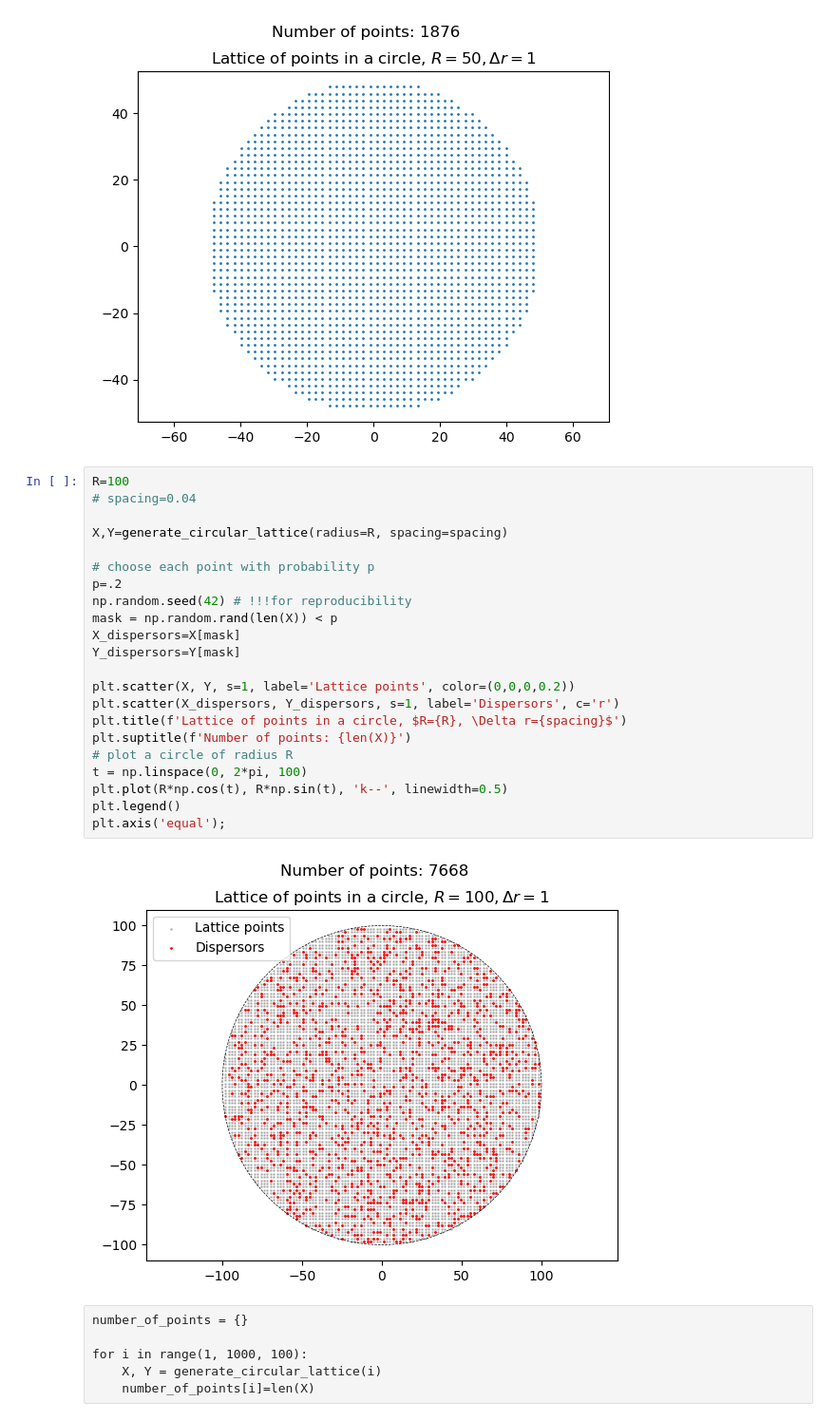
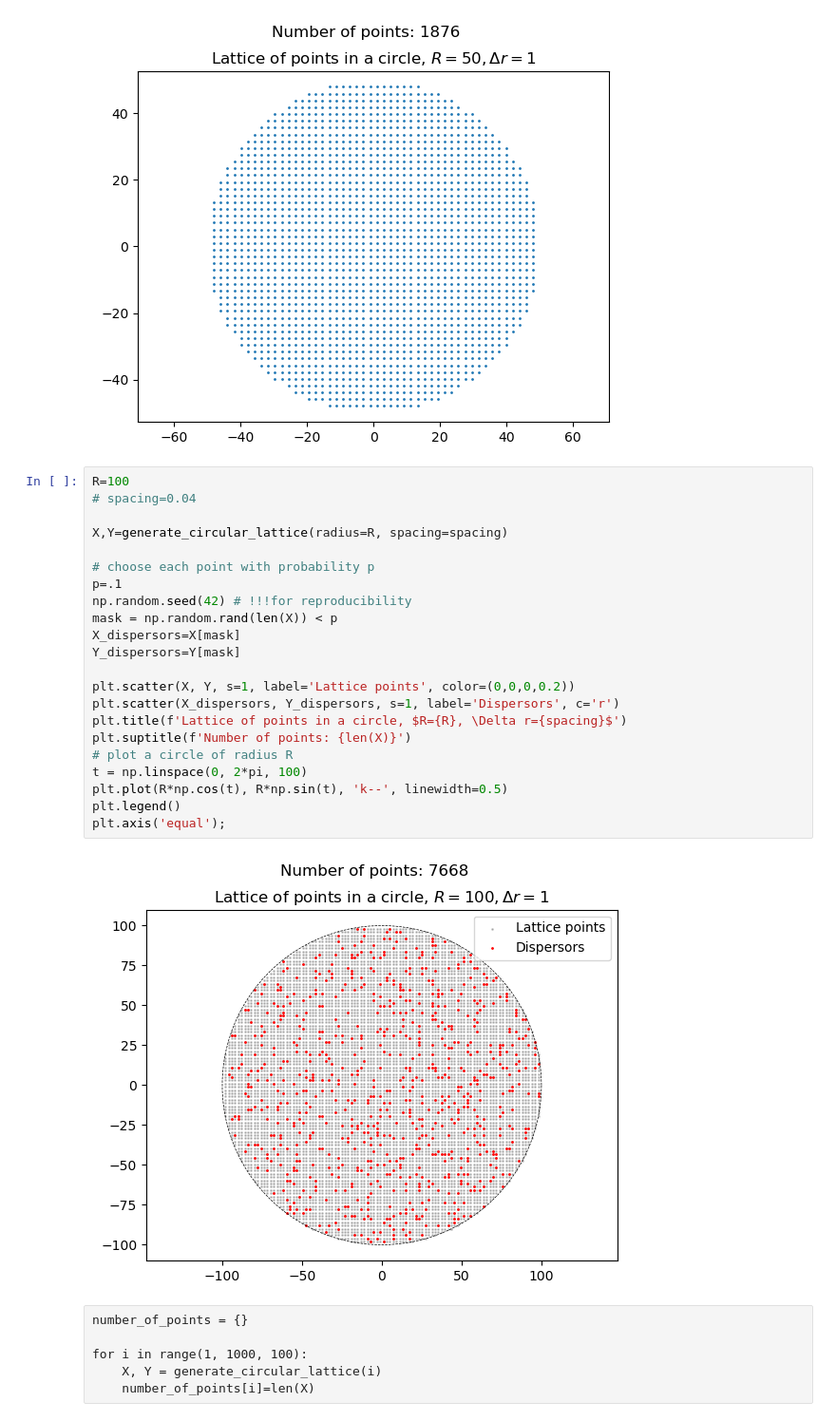
Before and after one commit to pfargas/Disordered-Quantum-Gases, a Jupyter notebook: computations.ipynb, the cells around one changed output. Shown at 95% size. Saved outputs shown, nothing was run; the diff lists cells and outputs as text.

```diff
--- a/computations.ipynb
+++ b/computations.ipynb
@@ -80,27 +80,27 @@ plt.axis('equal');
 # %%
 R=100
 # spacing=0.04
 
 X,Y=generate_circular_lattice(radius=R, spacing=spacing)
 
 # choose each point with probability p
-p=.2
+p=.1
 np.random.seed(42) # !!!for reproducibility
 mask = np.random.rand(len(X)) < p
 X_dispersors=X[mask]
 Y_dispersors=Y[mask]
 
 plt.scatter(X, Y, s=1, label='Lattice points', color=(0,0,0,0.2))
 plt.scatter(X_dispersors, Y_dispersors, s=1, label='Dispersors', c='r')
 plt.title(f'Lattice of points in a circle, $R={R}, \Delta r={spacing}$')
 plt.suptitle(f'Number of points: {len(X)}')
 # plot a circle of radius R
 t = np.linspace(0, 2*pi, 100)
 plt.plot(R*np.cos(t), R*np.sin(t), 'k--', linewidth=0.5)
 plt.legend()
 plt.axis('equal');
 # %% [output]
-[figure, old version]
+[figure, new version]
 # %% [raw]
 number_of_points = {}
 
```
Also changed, not shown: parts of 9 cells of this notebook, 2 other files.
